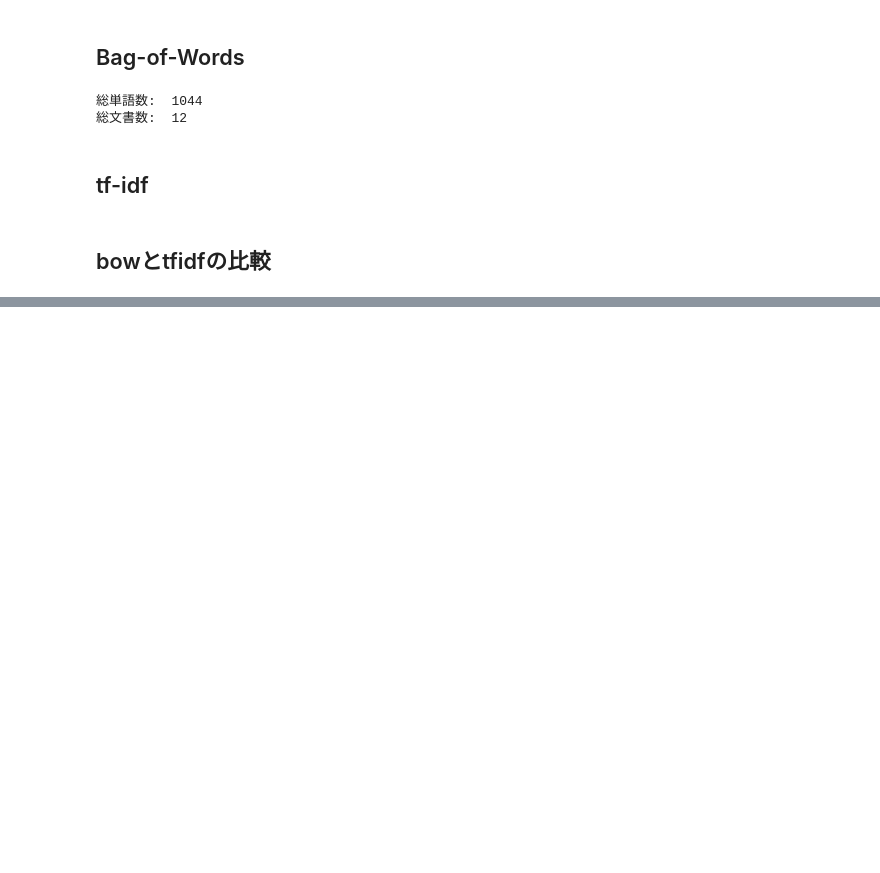
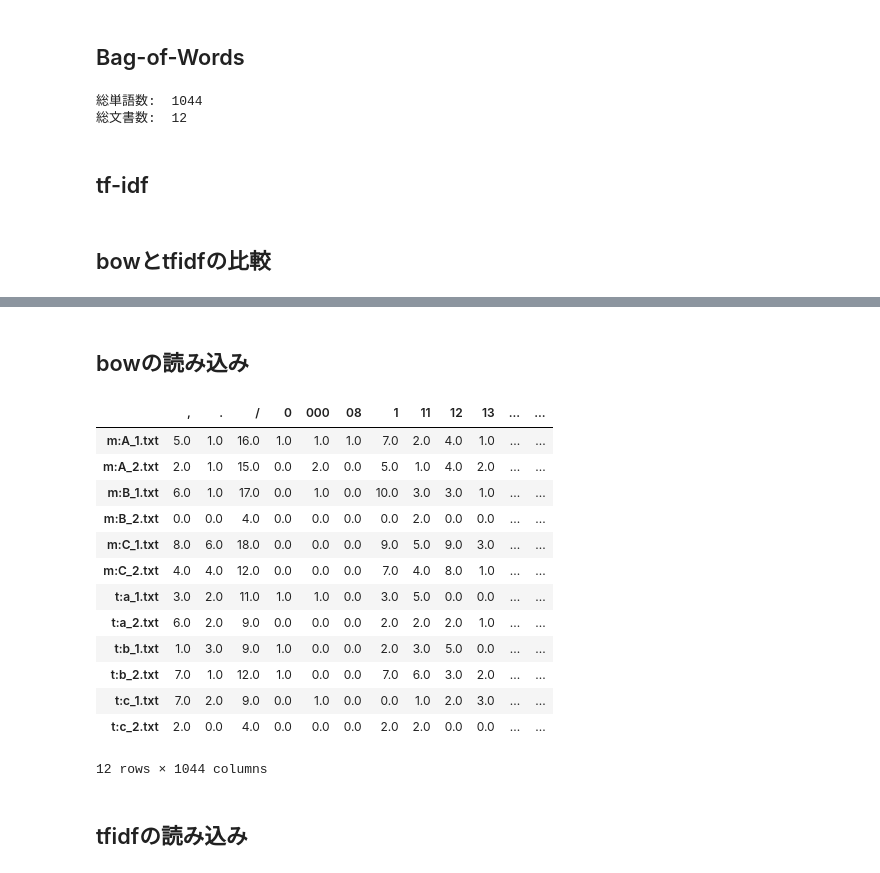
Before and after one commit to satetsu007/NLP_test, a Jupyter notebook: ipynb/BoW_tfidf_gensim.ipynb, the cells around one changed output, grey strips where cells are left out. Cells and saved outputs as stored; diff of their text form; code cells hidden in the pictures; blank space fills up the shorter version.

```diff
--- a/ipynb/BoW_tfidf_gensim.ipynb
+++ b/ipynb/BoW_tfidf_gensim.ipynb
@@ -86 +87,36 @@ tfidf_df.head()
 5 rows × 1044 columns
+# %% [markdown]
+## bowの読み込み
+# %%
+os.chdir(home_dir)
+os.chdir("data")
+corpus = read_docs(mode="bow")
+os.chdir(home_dir)
+dic = Dictionary.load("model/bow_1.model")
+
+bow_matrix = np.array([vec2dense(dic.doc2bow(corpus[i]),len(dic)) for i in range(len(corpus))])
+
+os.chdir("data")
+file_names = os.listdir("tmp_file")
+bow_df = pd.DataFrame(bow_matrix)
+bow_df.index = file_names
+bow_df.columns = dic.token2id.keys()
+# %%
+bow_df
+# %% [output]
+|  | , | . | / | 0 | 000 | 08 | 1 | 11 | 12 | 13 | ... | ... |
+| m:A_1.txt | 5.0 | 1.0 | 16.0 | 1.0 | 1.0 | 1.0 | 7.0 | 2.0 | 4.0 | 1.0 | ... | ... |
+| m:A_2.txt | 2.0 | 1.0 | 15.0 | 0.0 | 2.0 | 0.0 | 5.0 | 1.0 | 4.0 | 2.0 | ... | ... |
+| m:B_1.txt | 6.0 | 1.0 | 17.0 | 0.0 | 1.0 | 0.0 | 10.0 | 3.0 | 3.0 | 1.0 | ... | ... |
+| m:B_2.txt | 0.0 | 0.0 | 4.0 | 0.0 | 0.0 | 0.0 | 0.0 | 2.0 | 0.0 | 0.0 | ... | ... |
+| m:C_1.txt | 8.0 | 6.0 | 18.0 | 0.0 | 0.0 | 0.0 | 9.0 | 5.0 | 9.0 | 3.0 | ... | ... |
+| m:C_2.txt | 4.0 | 4.0 | 12.0 | 0.0 | 0.0 | 0.0 | 7.0 | 4.0 | 8.0 | 1.0 | ... | ... |
+| t:a_1.txt | 3.0 | 2.0 | 11.0 | 1.0 | 1.0 | 0.0 | 3.0 | 5.0 | 0.0 | 0.0 | ... | ... |
+| t:a_2.txt | 6.0 | 2.0 | 9.0 | 0.0 | 0.0 | 0.0 | 2.0 | 2.0 | 2.0 | 1.0 | ... | ... |
+| t:b_1.txt | 1.0 | 3.0 | 9.0 | 1.0 | 0.0 | 0.0 | 2.0 | 3.0 | 5.0 | 0.0 | ... | ... |
+| t:b_2.txt | 7.0 | 1.0 | 12.0 | 1.0 | 0.0 | 0.0 | 7.0 | 6.0 | 3.0 | 2.0 | ... | ... |
+| t:c_1.txt | 7.0 | 2.0 | 9.0 | 0.0 | 1.0 | 0.0 | 0.0 | 1.0 | 2.0 | 3.0 | ... | ... |
+| t:c_2.txt | 2.0 | 0.0 | 4.0 | 0.0 | 0.0 | 0.0 | 2.0 | 2.0 | 0.0 | 0.0 | ... | ... |
+12 rows × 1044 columns
+# %% [markdown]
+## tfidfの読み込み
```
Also changed, not shown: parts of 7 cells of this notebook, 9 other files.
